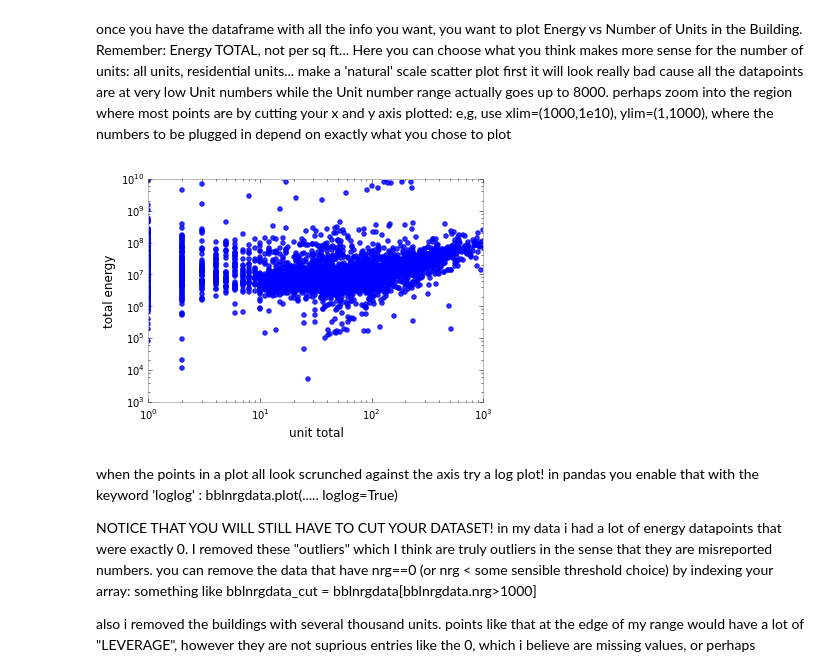
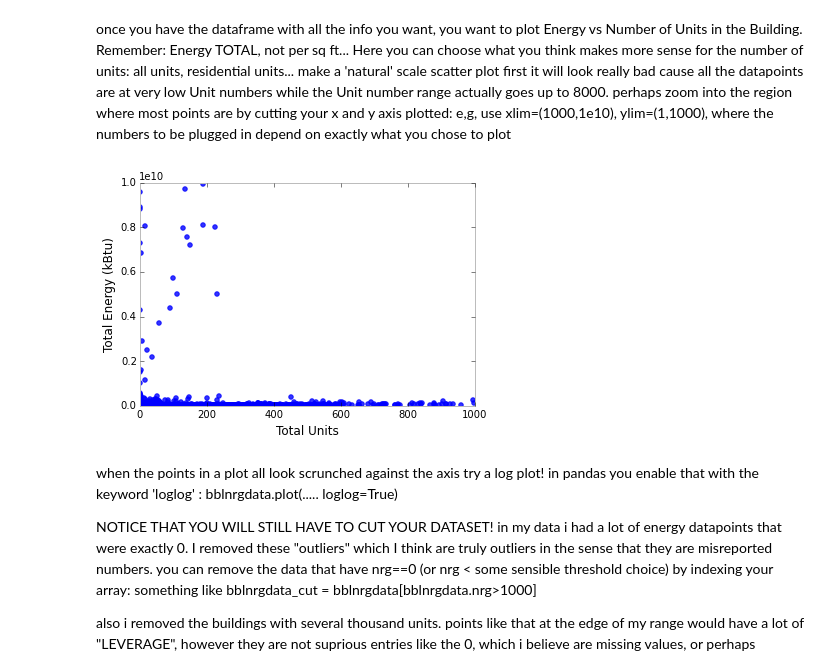
Before and after one commit to ManushiM/PUI2015_MMajumdar, a Jupyter notebook: HW5/PUI_Assignment1Manushi.ipynb, the cells around one changed output. Cells and saved outputs as stored; diff of their text form; code cells hidden in the pictures.

```diff
--- a/HW5/PUI_Assignment1Manushi.ipynb
+++ b/HW5/PUI_Assignment1Manushi.ipynb
@@ -4,13 +4,11 @@ import pandas as pd
 import os
 import json
 import pylab as pl
-s = json.load(open('pui.json'))
+s = json.load(open(os.getenv('PUI2015')+'/PUI2015_MMajumdar/pui.json'))
 pl.rcParams.update(s)
 %pylab inline
 # %% [output]
 Populating the interactive namespace from numpy and matplotlib
 # %%
-#nrg = gp.GeoDataFrame.from_csv(os.getenv('PUI2015')+"/PUI2015_MMajumdar/HW5/Energy_and_Water_Data_Disclosure_for_Local_Law_84__2013_.csv")
-nrg = gp.GeoDataFrame.from_csv('Energy_and_Water_Data_Disclosure_for_Local_Law_84__2013_.csv')
-#nrg = gp.GeoDataFrame.from_csv('Documents/PUI2015/PUI2015_MMajumdar/HW5/Energy_and_Water_Data_Disclosure_for_Local_Law_84__2013_.csv')
+nrg = gp.GeoDataFrame.from_csv(os.getenv('PUI2015')+"/PUI2015_MMajumdar/HW5/Energy_and_Water_Data_Disclosure_for_Local_Law_84__2013_.csv")
 print nrg.columns
@@ -149,16 +131,16 @@ Here you can choose what you think makes more sense for the number of units: all
 make a 'natural' scale scatter plot first it will look really bad cause all the datapoints are at very low Unit numbers while the Unit number range actually goes up to 8000.
 perhaps zoom into the region where most points are by cutting your x and y axis plotted: e,g, use xlim=(1000,1e10), ylim=(1,1000), where the numbers to be plugged in depend on exactly what you chose to plot
 # %%
-BBLmerge.plot(kind='scatter', x='UnitsTotal', y='Building Energy Consumption', color='b', alpha=0.8, loglog=True)
+BBLmerge.plot(kind='scatter', x='UnitsTotal', y='Building Energy Consumption', color='b', alpha=0.8)
 #plt.scatter(x=np.log10(BBLmerge['UnitsTotal']),y=np.log10(BBLmerge['Building Energy Consumption']),linestyle='o', color='b', alpha=0.8)
 pl.xlim([1, 1000])
 pl.ylim([1000, 1e10])
-pl.xlabel('unit total')
-pl.ylabel('total energy')
+pl.xlabel('Total Units')
+pl.ylabel('Total Energy (kBtu)')
 pl.grid()
 pl.legend()
 # %% [output]
-[figure, old version]
+[figure, new version]
 # %% [markdown]
 when the points in a plot all look scrunched against the axis try a log plot! in pandas you enable that with the keyword 'loglog' :
 bblnrgdata.plot(..... loglog=True)
```
Also changed, not shown: parts of 12 cells of this notebook, 1 other file.
